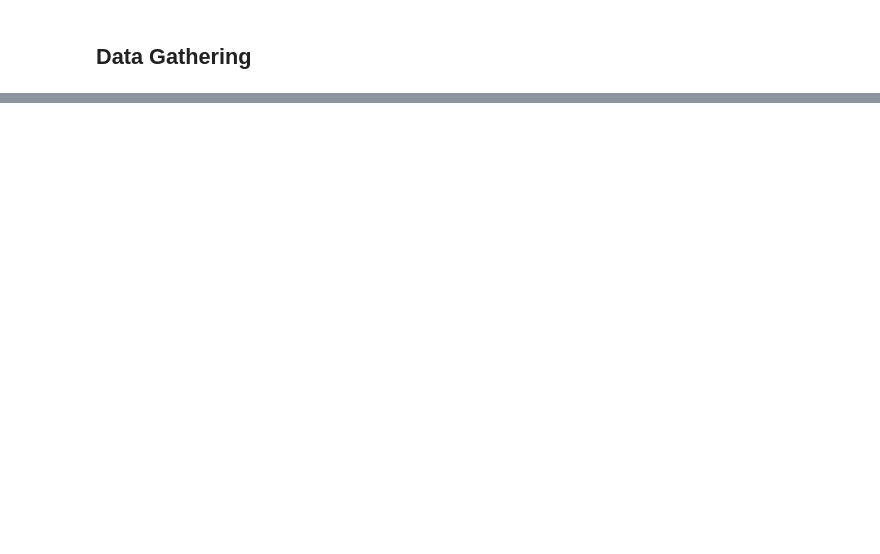
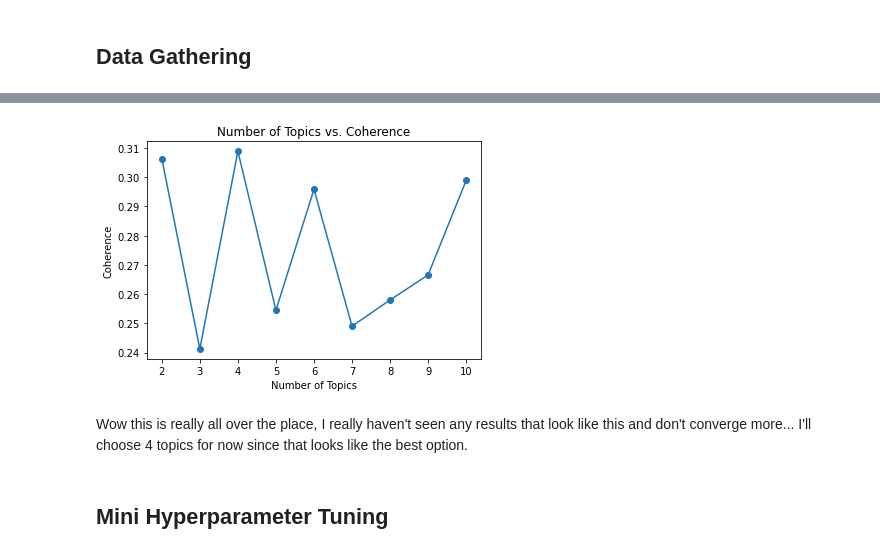
Before and after one commit to JadeBenson/Healthy_Food, a Jupyter notebook: Jade_A2.ipynb, the cells around one changed output, grey strips where cells are left out. Cells and saved outputs as stored; diff of their text form; code cells hidden in the pictures; blank space fills up the shorter version.

```diff
--- a/Jade_A2.ipynb
+++ b/Jade_A2.ipynb
@@ -179,0 +429,3 @@ Now want to look at whether "moralistic" language is being used?
+# %%
+#lemmatize our text
+lemmas = [get_lemmas(tweet) for tweet in clean_tweets]
@@ -179,0 +467,25 @@ Now want to look at whether "moralistic" language is being used?
+# %%
+dictionary = corpora.Dictionary(bigram_lemmas)
+bow_corpus = [dictionary.doc2bow(text) for text in bigram_lemmas]
+# %%
+Lda = gensim.models.ldamodel.LdaModel
+# %%
+coherence = []
+
+for k in range(2,11):
+
+    print('Topics: '+str(k))
+
+    #these are just the parameters that worked in my last topic modeling
+    #will do a grid search for alpha and eta next
+    #maybe worth expanding grid search for passes, chunksize, and iterations in next version
+
+    ldamodel = Lda(corpus = bow_corpus, num_topics=k, id2word = dictionary, random_state = 42,\
+        passes=10, chunksize = 40, iterations = 100, alpha = 0.5, eta = 5, eval_every = None)
+
+    cm = CoherenceModel(model=ldamodel, texts=bigram_lemmas,\
+                                                     dictionary=dictionary, coherence='c_v')
+
+    print("number of topics: ", k, "coherence: ", cm.get_coherence())
+
+    coherence.append((k,cm.get_coherence()))
@@ -179,0 +511,20 @@ Now want to look at whether "moralistic" language is being used?
+# %%
+#plot this
+x_val = [x[0] for x in coherence]
+y_val = [x[1] for x in coherence]
+
+
+plt.plot(x_val,y_val)
+plt.scatter(x_val,y_val)
+plt.title('Number of Topics vs. Coherence')
+plt.xlabel('Number of Topics')
+plt.ylabel('Coherence')
+plt.xticks(x_val)
+plt.show()
+# %% [output]
+[figure, added]
+# %% [markdown]
+Wow this is really all over the place, I really haven't seen any results that look like this and don't converge more...
+I'll choose 4 topics for now since that looks like the best option.
+# %% [markdown]
+## Mini Hyperparameter Tuning
```
Also changed, not shown: parts of 46 cells of this notebook.
